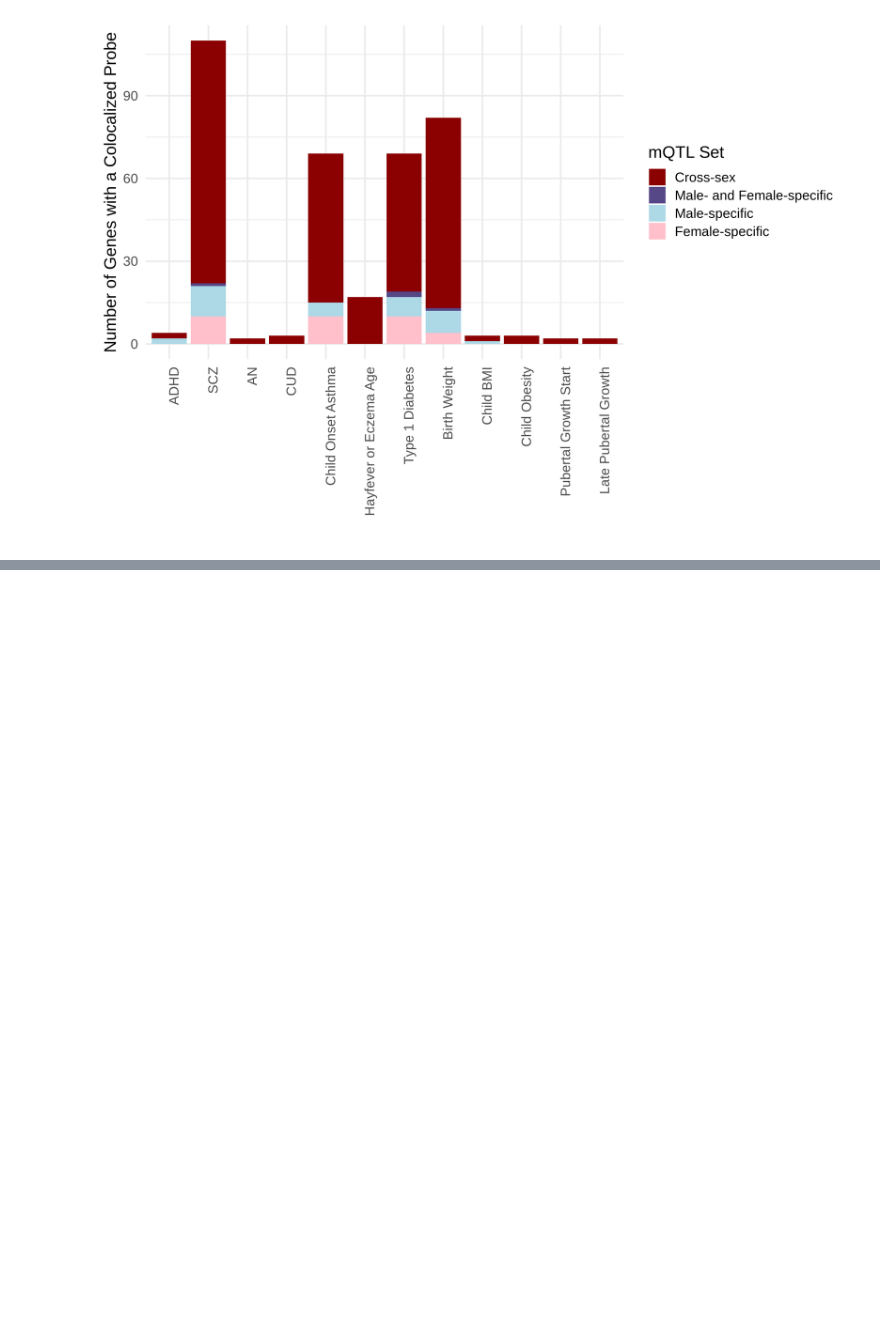
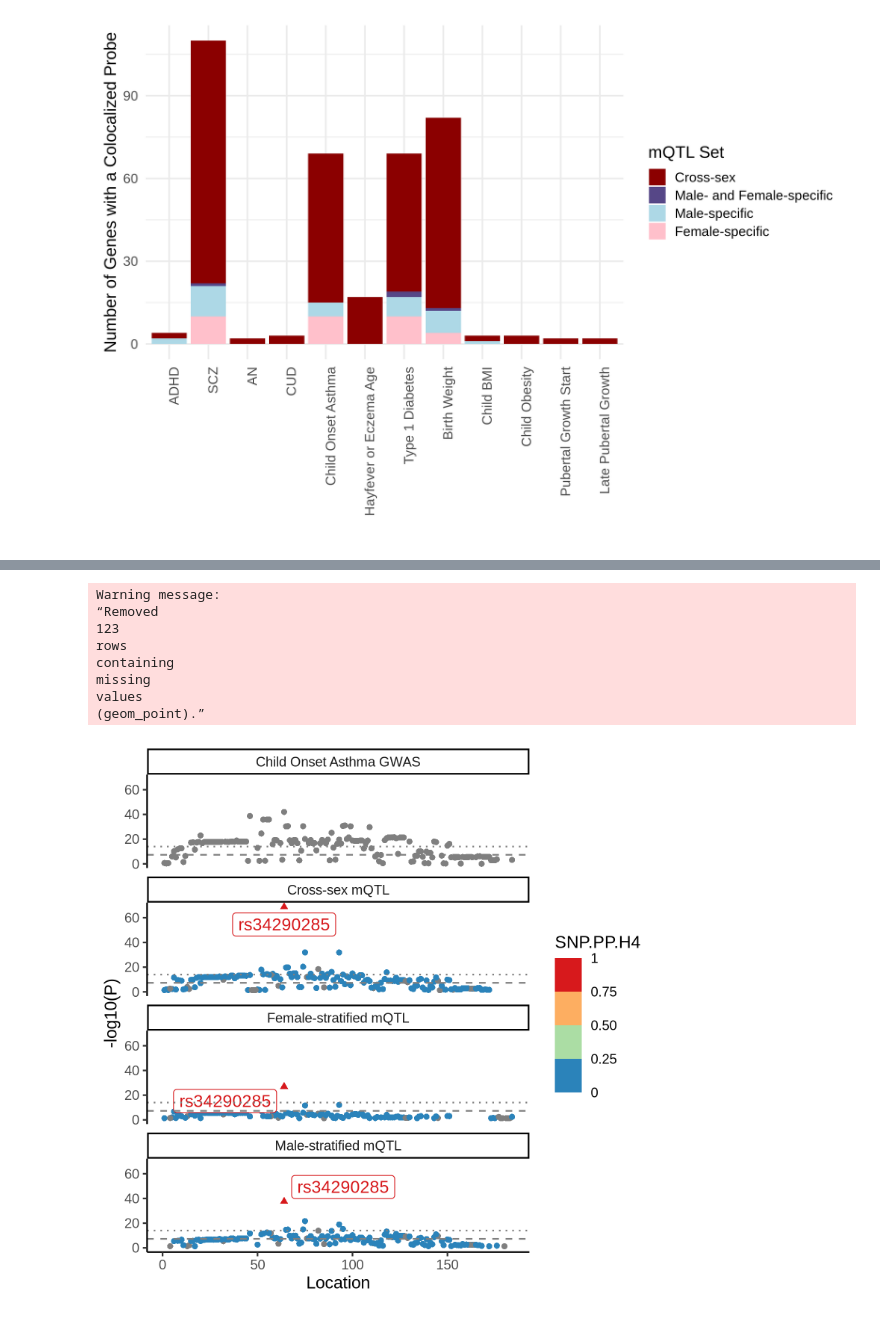
Before and after one commit to wilcas/sex_specific_mQTL, a Jupyter notebook: mQTL_analyses/main_analyses/placental_mqtl_colocalization.ipynb, the cells around one changed output, grey strips where cells are left out. Cells and saved outputs as stored; diff of their text form; code cells hidden in the pictures; blank space fills up the shorter version.

```diff
--- a/mQTL_analyses/main_analyses/placental_mqtl_colocalization.ipynb
+++ b/mQTL_analyses/main_analyses/placental_mqtl_colocalization.ipynb
@@ -1236,0 +892,6 @@ A data.table: 1 × 1
+# %%
+# Load mQTL and GWAS
+cross <- fread(here("data","asthma_coloc_cross_mQTL_mecs.txt"))[p < 0.05 & SNP %in% intersect(SNP,reference$map$marker.ID)]
+male <- fread(here("data","asthma_coloc_male_mQTL_mecs.txt"))[p < 0.05 & SNP %in% intersect(SNP,reference$map$marker.ID)]
+female <- fread(here("data","asthma_coloc_female_mQTL_mecs.txt"))[p < 0.05 & SNP %in% intersect(SNP,reference$map$marker.ID)]
+asthma <- fread("../../../tmp_GWAS/neonatal_gwas/formatted/CHILD_ONSET_ASTHMA.20180501.allchr.assoc.GC.sumstats.gz")[SNP %in% intersect(SNP,reference$map$marker.ID)]
@@ -1236,0 +956,7 @@ A data.table: 1 × 1
+# %%
+cross$cross_p <- cross$p
+male$male_p <- male$p
+female$female_p <- female$p
+
+merged_mQTL <- Reduce(function(...) {merge(...,all = TRUE,by=c("SNP","Probe"))},list(cross,male,female))
+merged_all <- merge(merged_mQTL,asthma,by="SNP",all=TRUE)
@@ -1236,0 +966,38 @@ A data.table: 1 × 1
+# %%
+options(width=10,repr.plot.width= 5, repr.plot.height= 5, repr.plot.res = 300)
+library(ggrepel)
+plot_coloc <- function(probe){
+    to_plot <- melt(
+        merged_all[Probe == probe][order(BP.x)][,.(SNP,male=male_p,female=female_p,cross=cross_p,asthma=pnorm(-abs(Z)) * 2,Location=.I)],
+        id.vars=c("SNP","Location")
+    )
+    suppressWarnings(capture.output(to_plot <- merge(to_plot,coloc_all_sets(probe),by.x = c("SNP","variable"), by.y=c("snp","set"),all = TRUE)))
+    to_plot <- to_plot %>% group_by(variable) %>% mutate(`Max SNP H4`= ifelse(!is.na(SNP.PP.H4),SNP.PP.H4 == max(SNP.PP.H4,na.rm=TRUE),FALSE))
+    final <- to_plot %>%
+        mutate(
+            P = value,
+            variable = recode(variable,"asthma"="Child Onset Asthma GWAS","cross"="Cross-sex mQTL", "male"= "Male-stratified mQTL","female"="Female-stratified mQTL")
+        )
+    p <- ggplot(final,aes(Location,-log10(P),color=SNP.PP.H4,shape=`Max SNP H4`)) +
+            geom_point() +
+            geom_label_repel(data=subset(final,`Max SNP H4`),aes(label=SNP)) +
+            geom_hline(yintercept = -log10(5e-8),linetype="dashed",color="gray50")+
+            geom_hline(yintercept = -log10(1e-14),linetype="dotted",color="gray50")+
+            facet_wrap(~variable,nrow=4)+
+            guides(shape=FALSE)+
+            scale_color_fermenter(palette = "Spectral",show.limits=TRUE)+
+            scale_shape_discrete()+
+            theme_classic()
+    return(p)
+}
+print(p <- plot_coloc("cg02698622"))
+# %% [output]
+Warning message:
+“Removed
+123
+rows
+containing
+missing
+values
+(geom_point).”
+[figure, added]
```
Also changed, not shown: parts of 33 cells of this notebook.
